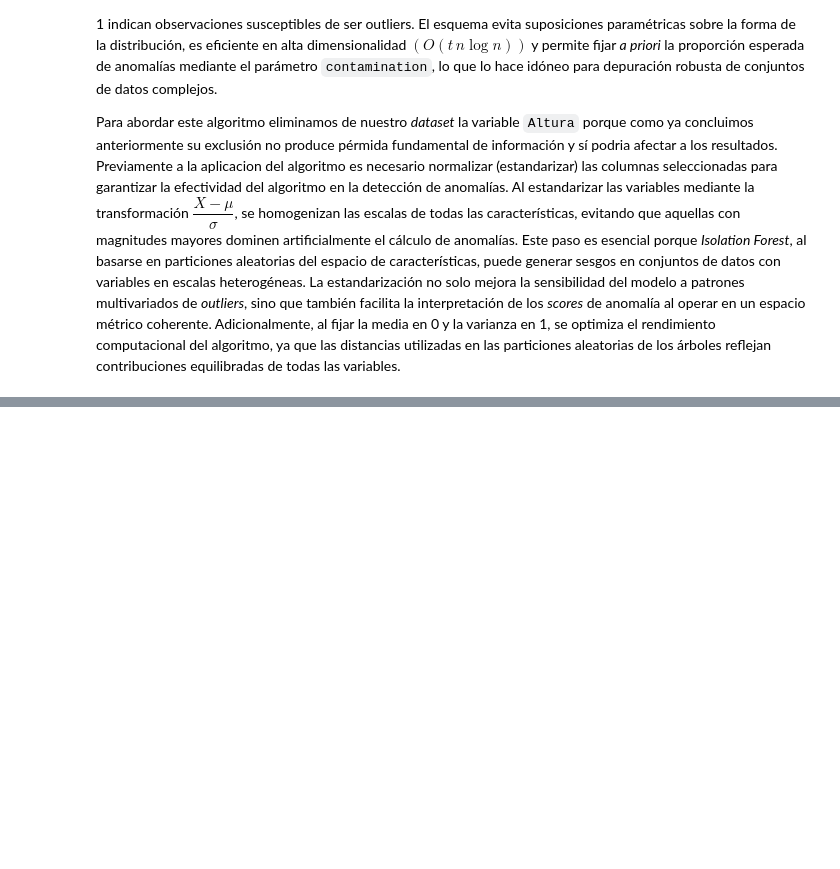
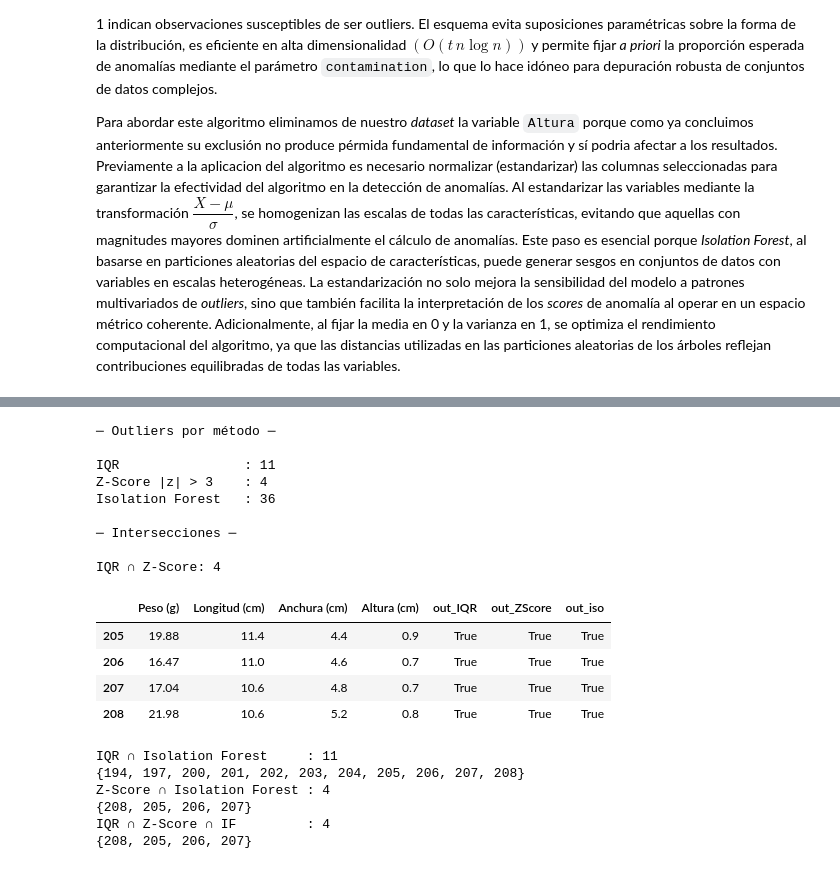
Before and after one commit to jalosu/FLATCLASS, a Jupyter notebook: content/01/Optimizacion.ipynb, the cells around one changed output, grey strips where cells are left out. Saved outputs shown, nothing was run; the diff lists cells and outputs as text; code cells hidden in the pictures; blank space fills up the shorter version.

```diff
--- a/content/01/Optimizacion.ipynb
+++ b/content/01/Optimizacion.ipynb
@@ -305,0 +340,44 @@ Nº de outliers detectados: 36
+# %%
+# Conjuntos y solapamientos
+set_iqr = set(df_outliers.index[df_outliers['out_IQR']])
+set_zscore   = set(df_outliers.index[df_outliers['out_ZScore']])
+set_if  = set(df_outliers.index[df_outliers['out_iso']])
+
+print("─ Outliers por método ─\n")
+print(f"IQR                : {len(set_iqr)}")
+print(f"Z-Score |z| > 3    : {len(set_zscore)}")
+print(f"Isolation Forest   : {len(set_if)}\n")
+
+print("─ Intersecciones ─\n")
+print(f"IQR ∩ Z-Score: {len(set_iqr & set_zscore)}")
+idx_common = sorted(set_iqr & set_zscore)
+outliers_common = df_outliers.loc[idx_common]
+display(outliers_common)
+
+print(f"IQR ∩ Isolation Forest     : {len(set_iqr & set_if)}")
+print(set_iqr & set_if)
+print(f"Z-Score ∩ Isolation Forest : {len(set_zscore & set_if)}")
+print(set_zscore & set_if)
+print(f"IQR ∩ Z-Score ∩ IF         : {len(set_iqr & set_zscore & set_if)}")
+print(set_iqr & set_zscore & set_if)
+# %% [output]
+─ Outliers por método ─
+
+IQR                : 11
+Z-Score |z| > 3    : 4
+Isolation Forest   : 36
+
+─ Intersecciones ─
+
+IQR ∩ Z-Score: 4
+|  | Peso (g) | Longitud (cm) | Anchura (cm) | Altura (cm) | out_IQR | out_ZScore | out_iso |
+| 205 | 19.88 | 11.4 | 4.4 | 0.9 | True | True | True |
+| 206 | 16.47 | 11.0 | 4.6 | 0.7 | True | True | True |
+| 207 | 17.04 | 10.6 | 4.8 | 0.7 | True | True | True |
+| 208 | 21.98 | 10.6 | 5.2 | 0.8 | True | True | True |
+IQR ∩ Isolation Forest     : 11
+{194, 197, 200, 201, 202, 203, 204, 205, 206, 207, 208}
+Z-Score ∩ Isolation Forest : 4
+{208, 205, 206, 207}
+IQR ∩ Z-Score ∩ IF         : 4
+{208, 205, 206, 207}
```
Also changed, not shown: parts of 5 cells of this notebook, 2 other files.
